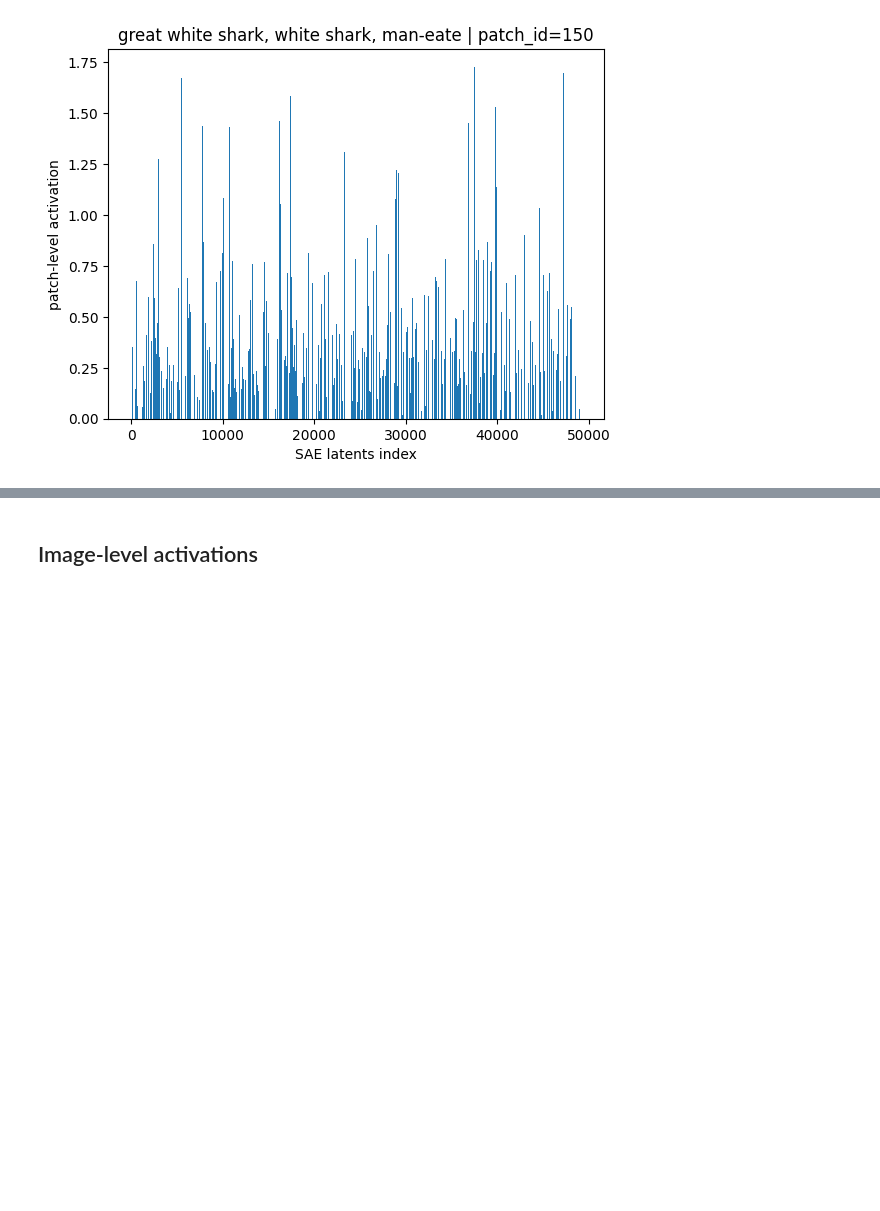
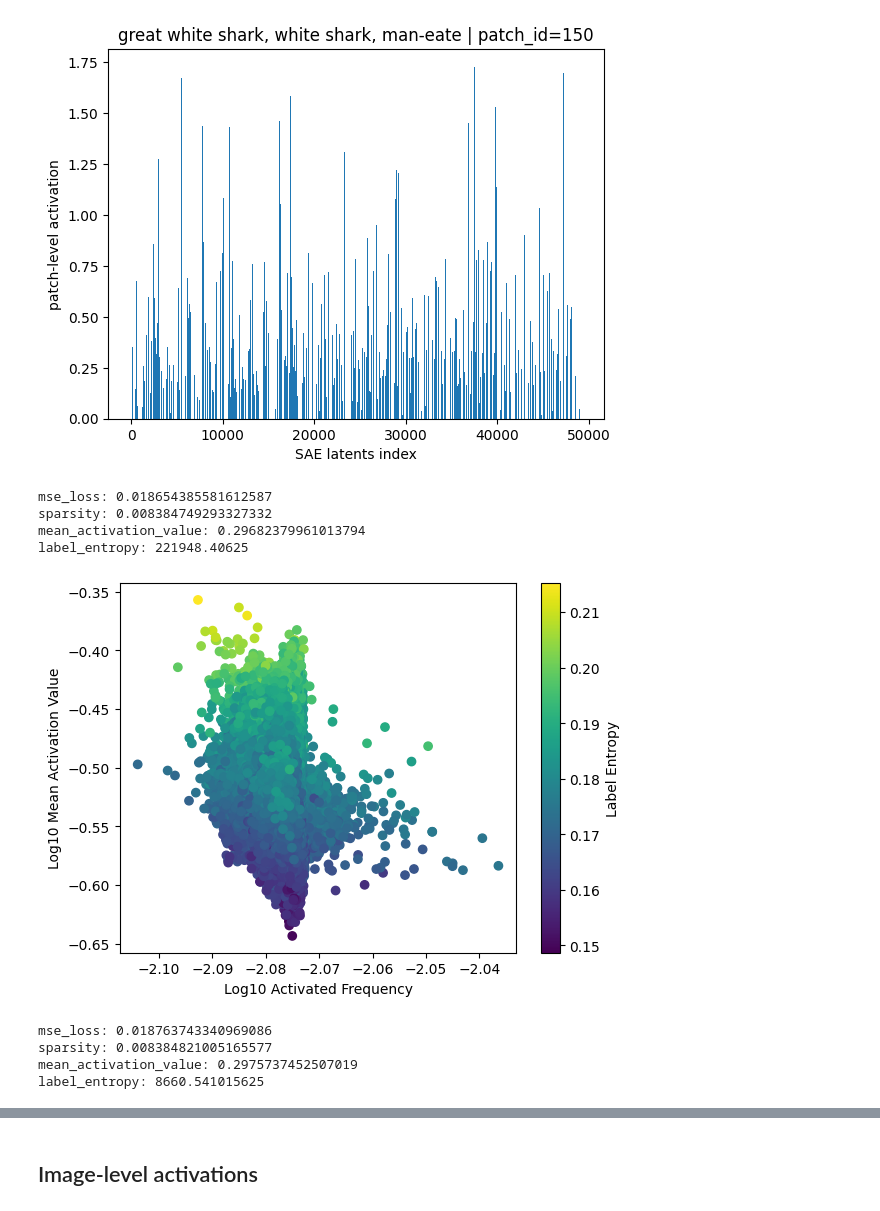
Before and after one commit to kennythecanary/edu_projects, a Jupyter notebook: DLS_term2/sae_clip/sae_training.ipynb, the cells around one changed output, grey strips where cells are left out. Drawn from its saved outputs; the diff is of its cells as text; code cells hidden in the pictures; blank space fills up the shorter version.

```diff
--- a/DLS_term2/sae_clip/sae_training.ipynb
+++ b/DLS_term2/sae_clip/sae_training.ipynb
@@ -261,3 +291,32 @@ for i, patch in enumerate(activations[0]):
 [figure]
 [figure]
 [figure]
+# %%
+model = SAEonCLIP(
+    clip_model="openai/clip-vit-base-patch16",
+    hook_layer=10,
+    hook_module="mlp",
+    expansion_factor=64,
+    geom_dec_bias=True
+)
+model.sae.load_state_dict(torch.load("clip-vit-base-patch16_sae-v3.pt"))
+model.eval()
+ds = datasets.load_dataset("benjamin-paine/imagenet-1k-256x256", split="train")
+statistics = evaluate(model, ds)
+# %% [output]
+mse_loss: 0.018654385581612587
+sparsity: 0.008384749293327332
+mean_activation_value: 0.29682379961013794
+label_entropy: 221948.40625
+# %%
+plot_stat(statistics)
+# %% [output]
+[figure, added]
+# %%
+ds = datasets.load_dataset("benjamin-paine/imagenet-1k-256x256", split="validation")
+statistics = evaluate(model, ds)
+# %% [output]
+mse_loss: 0.018763743340969086
+sparsity: 0.008384821005165577
+mean_activation_value: 0.2975737452507019
+label_entropy: 8660.541015625
```
Also changed, not shown: parts of 7 cells of this notebook, 4 other files.
